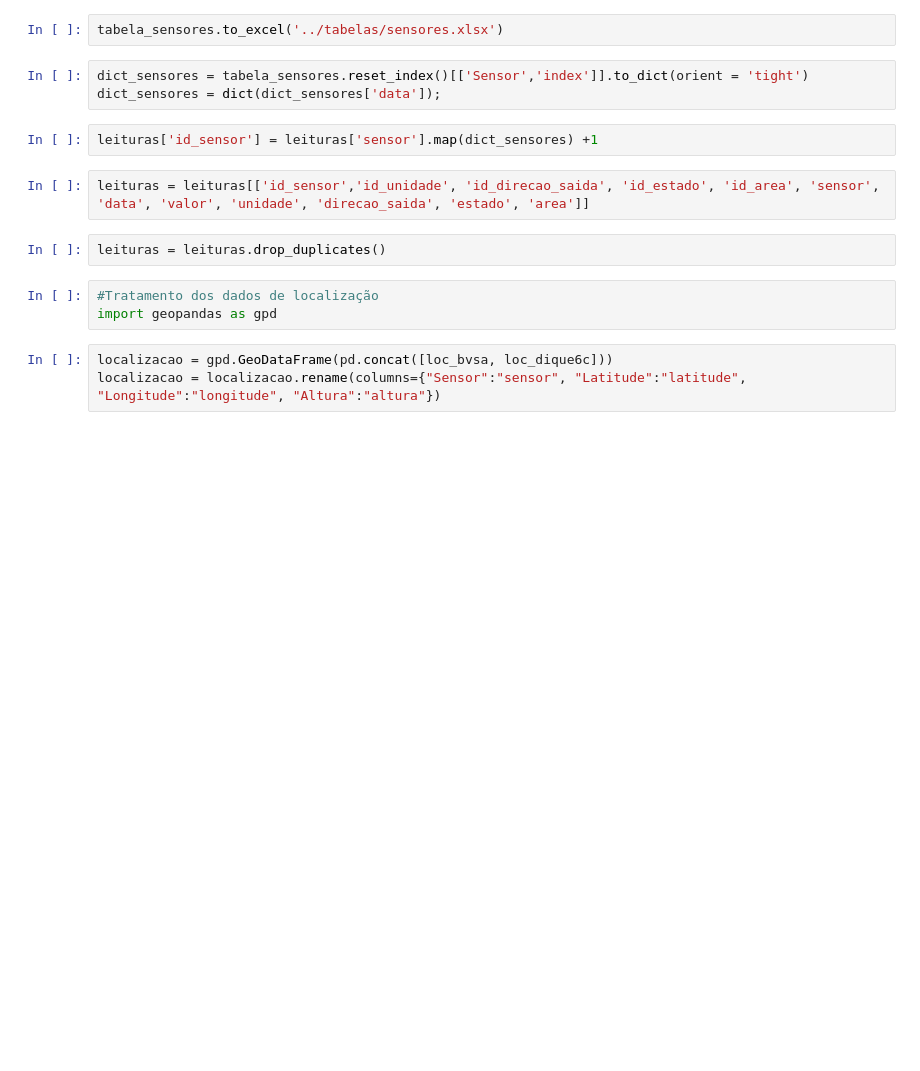
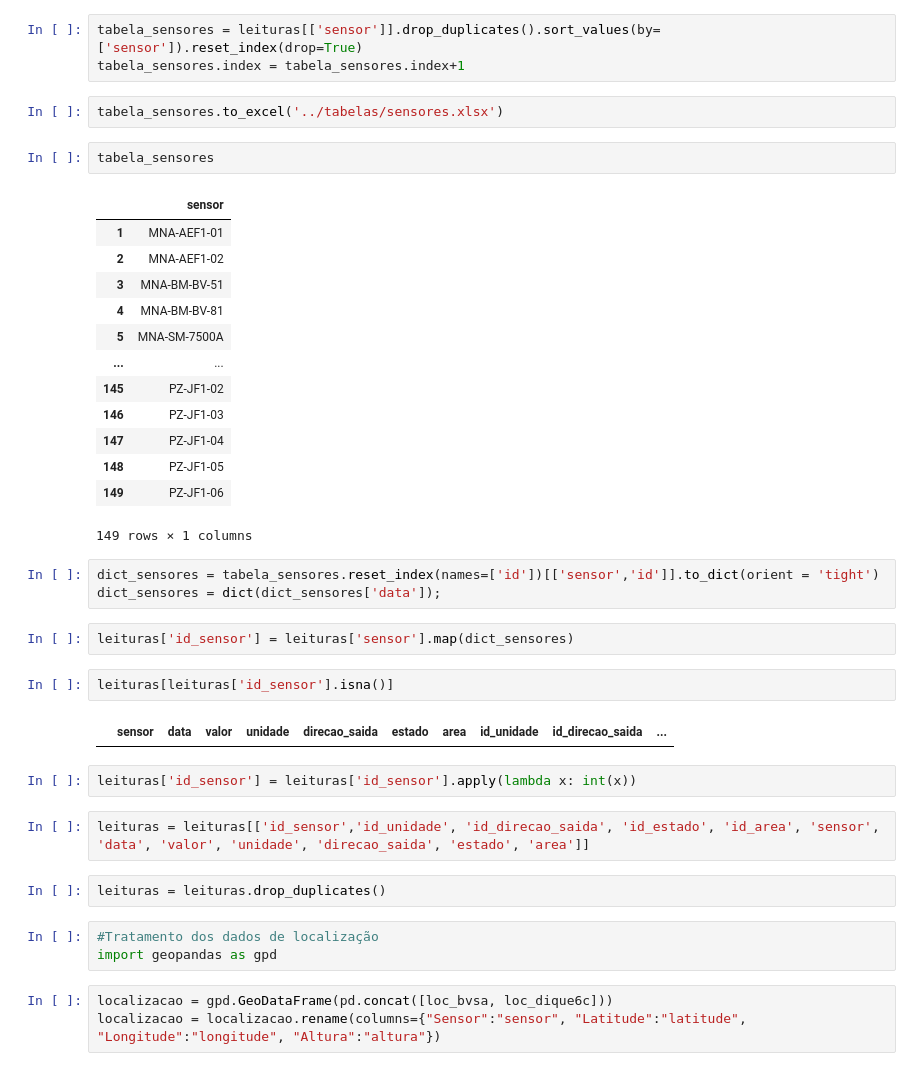
Before and after one commit to anselmomendes/monitoramento_estruturas_barragens, a Jupyter notebook: codigos/01-load-data.ipynb, the cells around one changed output. Drawn from its saved outputs; the diff is of its cells as text; blank space fills up the shorter version.

```diff
--- a/codigos/01-load-data.ipynb
+++ b/codigos/01-load-data.ipynb
@@ -61,10 +88,35 @@ tabela_sensores.index = tabela_sensores.index+1
+# %%
+tabela_sensores = leituras[['sensor']].drop_duplicates().sort_values(by=['sensor']).reset_index(drop=True)
+tabela_sensores.index = tabela_sensores.index+1
 # %%
 tabela_sensores.to_excel('../tabelas/sensores.xlsx')
+# %%
+tabela_sensores
+# %% [output]
+|  | sensor |
+| 1 | MNA-AEF1-01 |
+| 2 | MNA-AEF1-02 |
+| 3 | MNA-BM-BV-51 |
+| 4 | MNA-BM-BV-81 |
+| 5 | MNA-SM-7500A |
+| ... | ... |
+| 145 | PZ-JF1-02 |
+| 146 | PZ-JF1-03 |
+| 147 | PZ-JF1-04 |
+| 148 | PZ-JF1-05 |
+| 149 | PZ-JF1-06 |
+149 rows × 1 columns
 # %%
-dict_sensores = tabela_sensores.reset_index()[['Sensor','index']].to_dict(orient = 'tight')
+dict_sensores = tabela_sensores.reset_index(names=['id'])[['sensor','id']].to_dict(orient = 'tight')
 dict_sensores = dict(dict_sensores['data']);
 # %%
-leituras['id_sensor'] = leituras['sensor'].map(dict_sensores) +1
+leituras['id_sensor'] = leituras['sensor'].map(dict_sensores)
+# %%
+leituras[leituras['id_sensor'].isna()]
+# %% [output]
+|  | sensor | data | valor | unidade | direcao_saida | estado | area | id_unidade | id_direcao_saida | ... |
+# %%
+leituras['id_sensor'] = leituras['id_sensor'].apply(lambda x: int(x))
 # %%
 leituras = leituras[['id_sensor','id_unidade', 'id_direcao_saida', 'id_estado', 'id_area', 'sensor', 'data', 'valor', 'unidade', 'direcao_saida', 'estado', 'area']]
 # %%
```
Also changed, not shown: parts of 23 cells of this notebook, 2 other files.
